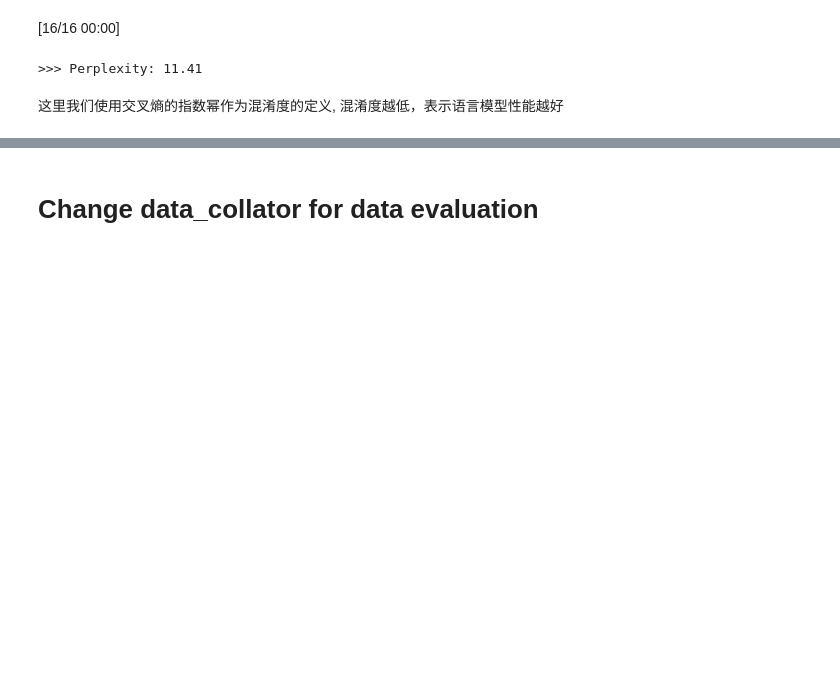
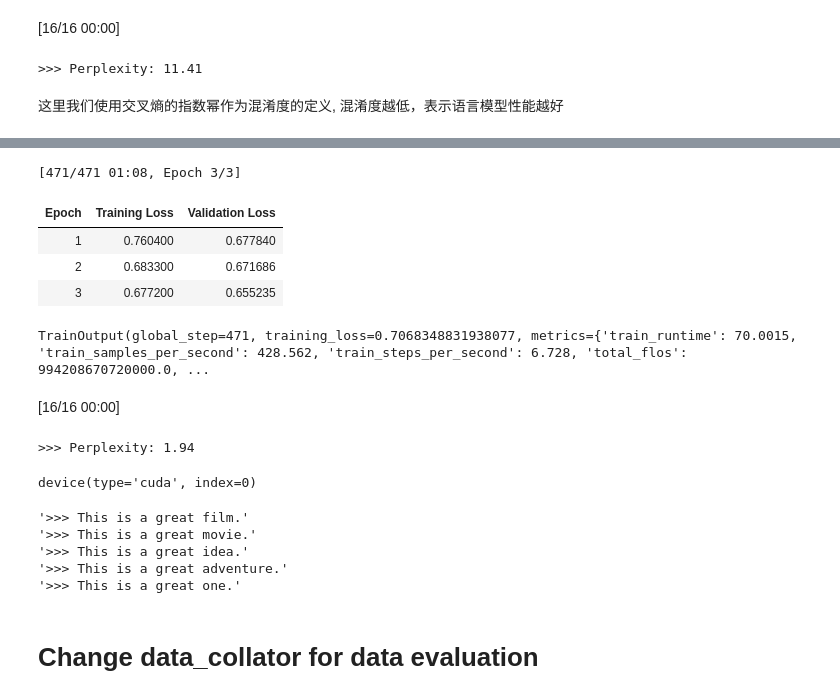
Before and after one commit to lkk688/DeepDataMiningLearning, a Jupyter notebook: nlp/BERTLM.ipynb, the cells around one changed output, grey strips where cells are left out. Cells and saved outputs as stored; diff of their text form; code cells hidden in the pictures; blank space fills up the shorter version.

```diff
--- a/nlp/BERTLM.ipynb
+++ b/nlp/BERTLM.ipynb
@@ -339,0 +396,8 @@ print(f">>> Perplexity: {math.exp(eval_results['eval_loss']):.2f}")
+# %%
+train_size = 10_000
+test_size = int(0.1 * train_size)
+
+downsampled_dataset = lm_datasets["train"].train_test_split(
+    train_size=train_size, test_size=test_size, seed=42
+)
+downsampled_dataset
@@ -339,0 +416,52 @@ print(f">>> Perplexity: {math.exp(eval_results['eval_loss']):.2f}")
+# %%
+from transformers import TrainingArguments
+
+batch_size = 64
+# Show the training loss with every epoch
+logging_steps = len(downsampled_dataset["train"]) // batch_size
+model_name = model_checkpoint.split("/")[-1]
+
+training_args = TrainingArguments(
+    output_dir=f"./output/{model_name}-finetuned-imdb",
+    overwrite_output_dir=True,
+    evaluation_strategy="epoch",
+    learning_rate=2e-5,
+    weight_decay=0.01,
+    per_device_train_batch_size=batch_size,
+    per_device_eval_batch_size=batch_size,
+    push_to_hub=False,
+    fp16=True,
+    logging_steps=logging_steps,
+    remove_unused_columns=False, #do not remove word_ids, needed for Whole word masking
+)
+# %%
+from transformers import Trainer
+
+trainer = Trainer(
+    model=model,
+    args=training_args,
+    train_dataset=downsampled_dataset["train"],
+    eval_dataset=downsampled_dataset["test"],
+    data_collator=whole_word_masking_data_collator, #use whole word maksing data collator
+)
+# %%
+trainer.train()
+# %% [output]
+[471/471 01:08, Epoch 3/3]
+| Epoch | Training Loss | Validation Loss |
+| 1 | 0.760400 | 0.677840 |
+| 2 | 0.683300 | 0.671686 |
+| 3 | 0.677200 | 0.655235 |
+TrainOutput(global_step=471, training_loss=0.7068348831938077, metrics={'train_runtime': 70.0015, 'train_samples_per_second': 428.562, 'train_steps_per_second': 6.728, 'total_flos': 994208670720000.0, ...
+# %%
+import math
+
+eval_results = trainer.evaluate()
+print(f">>> Perplexity: {math.exp(eval_results['eval_loss']):.2f}")
+# %% [output]
+[16/16 00:00]
+>>> Perplexity: 1.94
+# %%
+model.device
+# %% [output]
+device(type='cuda', index=0)
@@ -340,2 +473,17 @@ print(f">>> Perplexity: {math.exp(eval_results['eval_loss']):.2f}")
+# %%
+# Find the location of [MASK] and extract its logits
+mask_token_index = torch.where(inputs["input_ids"] == tokenizer.mask_token_id)[1]
+mask_token_logits = token_logits[0, mask_token_index, :]
+# Pick the [MASK] candidates with the highest logits
+top_5_tokens = torch.topk(mask_token_logits, 5, dim=1).indices[0].tolist()
+
+for token in top_5_tokens:
+    print(f"'>>> {text.replace(tokenizer.mask_token, tokenizer.decode([token]))}'")
+# %% [output]
+'>>> This is a great film.'
+'>>> This is a great movie.'
+'>>> This is a great idea.'
+'>>> This is a great adventure.'
+'>>> This is a great one.'
 # %% [markdown]
 # Change data_collator for data evaluation
```
Also changed, not shown: parts of 18 cells of this notebook, 1 other file.
